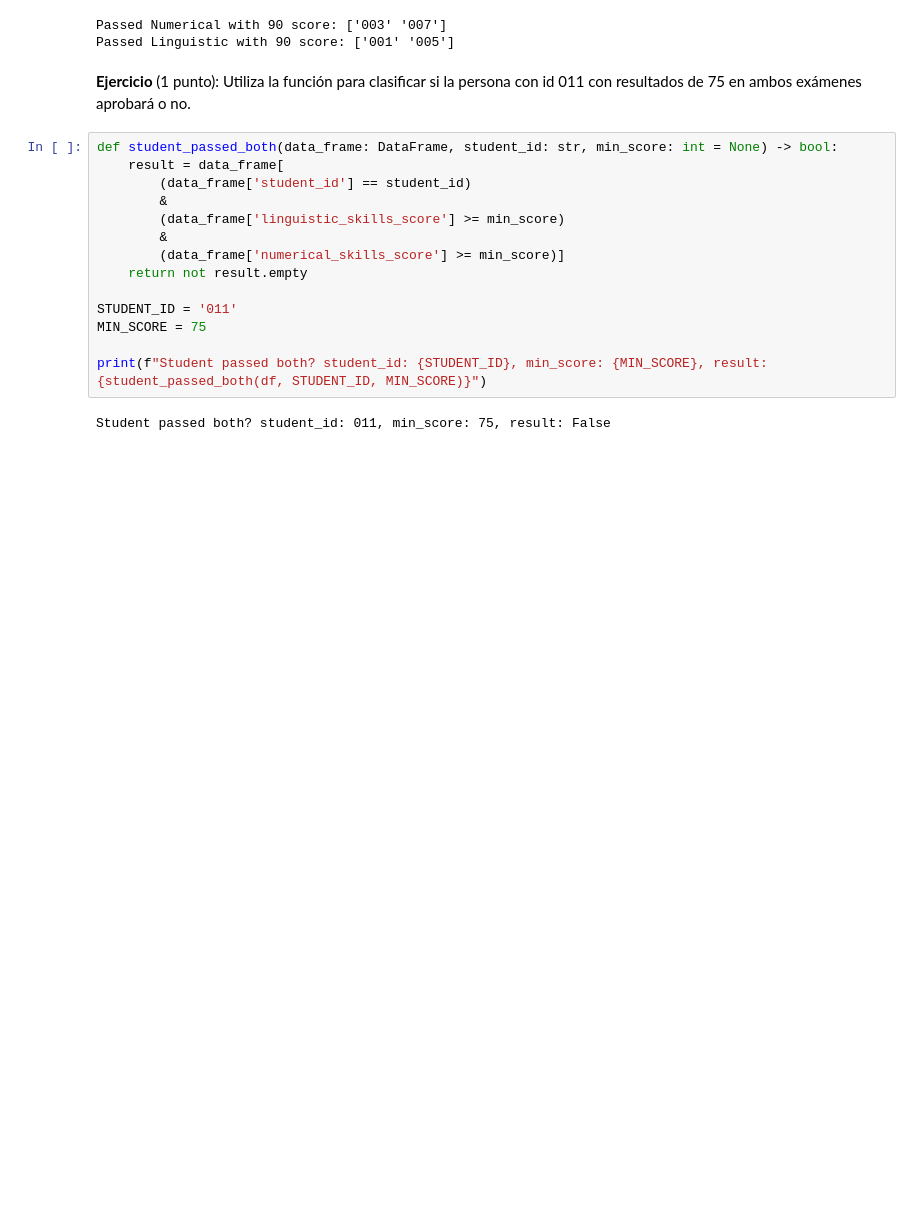
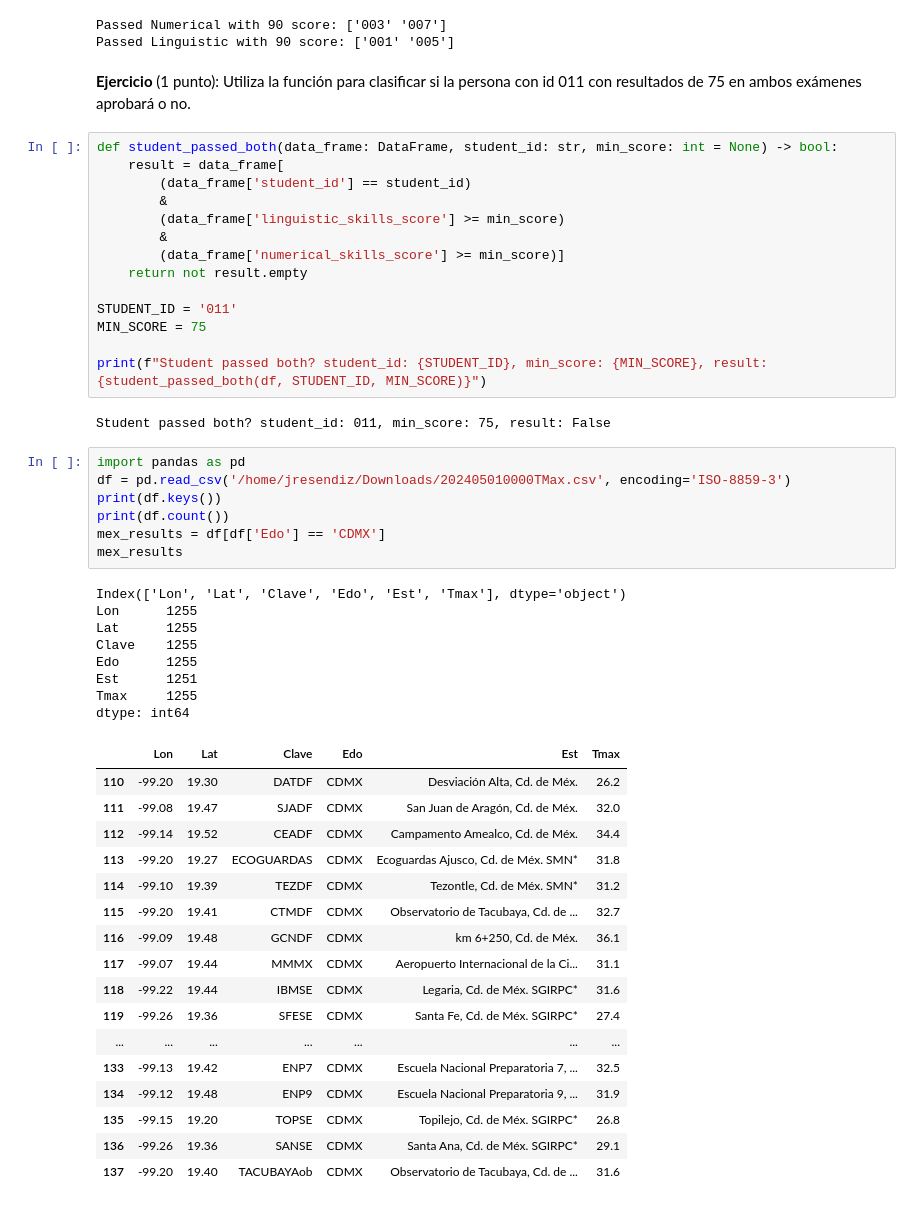
Before and after one commit to jresendiz27/CIC_AIDiploma2025, a Jupyter notebook: notebooks/Tarea_1_Python_Scores.ipynb, the cells around one changed output. Cells and saved outputs as stored; diff of their text form; blank space fills up the shorter version.

```diff
--- a/notebooks/Tarea_1_Python_Scores.ipynb
+++ b/notebooks/Tarea_1_Python_Scores.ipynb
@@ -142,3 +142,36 @@ MIN_SCORE = 75
 print(f"Student passed both? student_id: {STUDENT_ID}, min_score: {MIN_SCORE}, result: {student_passed_both(df, STUDENT_ID, MIN_SCORE)}")
 # %% [output]
 Student passed both? student_id: 011, min_score: 75, result: False
+# %%
+import pandas as pd
+df = pd.read_csv('/home/jresendiz/Downloads/202405010000TMax.csv', encoding='ISO-8859-3')
+print(df.keys())
+print(df.count())
+mex_results = df[df['Edo'] == 'CDMX']
+mex_results
+# %% [output]
+Index(['Lon', 'Lat', 'Clave', 'Edo', 'Est', 'Tmax'], dtype='object')
+Lon      1255
+Lat      1255
+Clave    1255
+Edo      1255
+Est      1251
+Tmax     1255
+dtype: int64
+|  | Lon | Lat | Clave | Edo | Est | Tmax |
+| 110 | -99.20 | 19.30 | DATDF | CDMX | Desviación Alta, Cd. de Méx. | 26.2 |
+| 111 | -99.08 | 19.47 | SJADF | CDMX | San Juan de Aragón, Cd. de Méx. | 32.0 |
+| 112 | -99.14 | 19.52 | CEADF | CDMX | Campamento Amealco, Cd. de Méx. | 34.4 |
+| 113 | -99.20 | 19.27 | ECOGUARDAS | CDMX | Ecoguardas Ajusco, Cd. de Méx. SMN* | 31.8 |
+| 114 | -99.10 | 19.39 | TEZDF | CDMX | Tezontle, Cd. de Méx. SMN* | 31.2 |
+| 115 | -99.20 | 19.41 | CTMDF | CDMX | Observatorio de Tacubaya, Cd. de ... | 32.7 |
+| 116 | -99.09 | 19.48 | GCNDF | CDMX | km 6+250, Cd. de Méx. | 36.1 |
+| 117 | -99.07 | 19.44 | MMMX | CDMX | Aeropuerto Internacional de la Ci... | 31.1 |
+| 118 | -99.22 | 19.44 | IBMSE | CDMX | Legaria, Cd. de Méx. SGIRPC* | 31.6 |
+| 119 | -99.26 | 19.36 | SFESE | CDMX | Santa Fe, Cd. de Méx. SGIRPC* | 27.4 |
+| ... | ... | ... | ... | ... | ... | ... |
+| 133 | -99.13 | 19.42 | ENP7 | CDMX | Escuela Nacional Preparatoria 7, ... | 32.5 |
+| 134 | -99.12 | 19.48 | ENP9 | CDMX | Escuela Nacional Preparatoria 9, ... | 31.9 |
+| 135 | -99.15 | 19.20 | TOPSE | CDMX | Topilejo, Cd. de Méx. SGIRPC* | 26.8 |
+| 136 | -99.26 | 19.36 | SANSE | CDMX | Santa Ana, Cd. de Méx. SGIRPC* | 29.1 |
+| 137 | -99.20 | 19.40 | TACUBAYAob | CDMX | Observatorio de Tacubaya, Cd. de ... | 31.6 |
```
Also changed, not shown: 9 other files.
